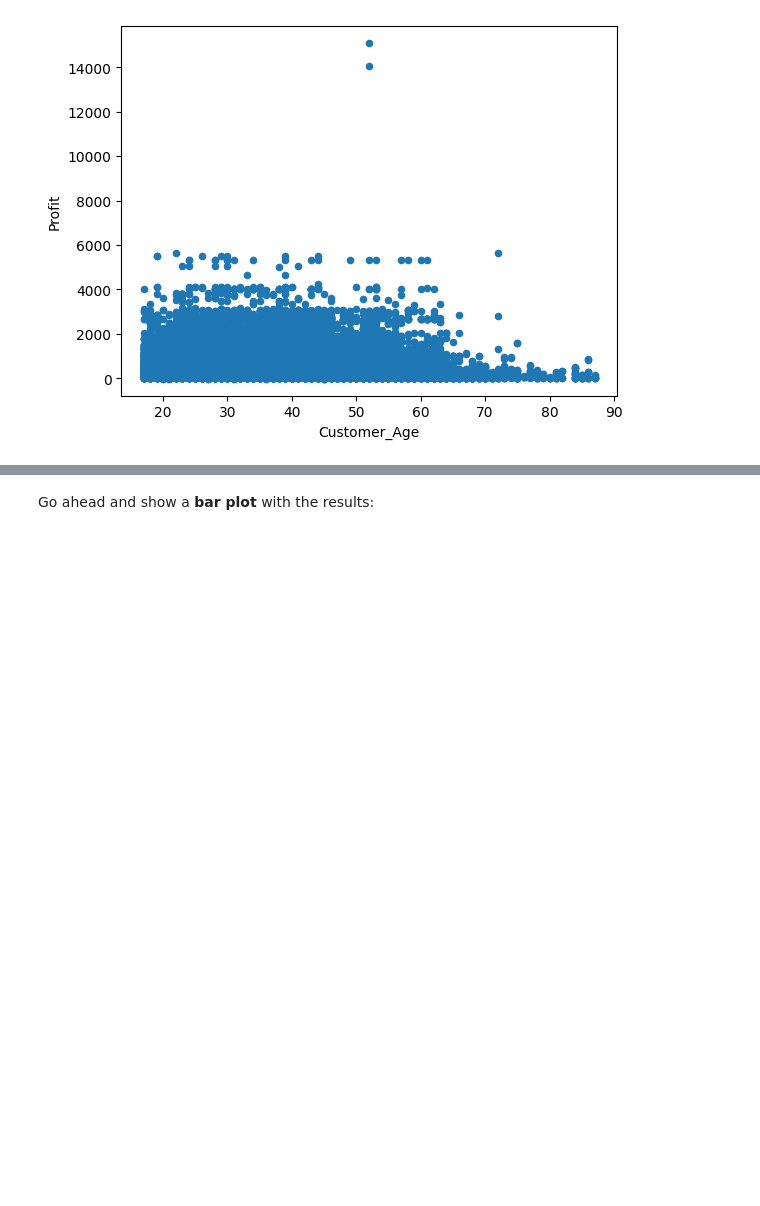
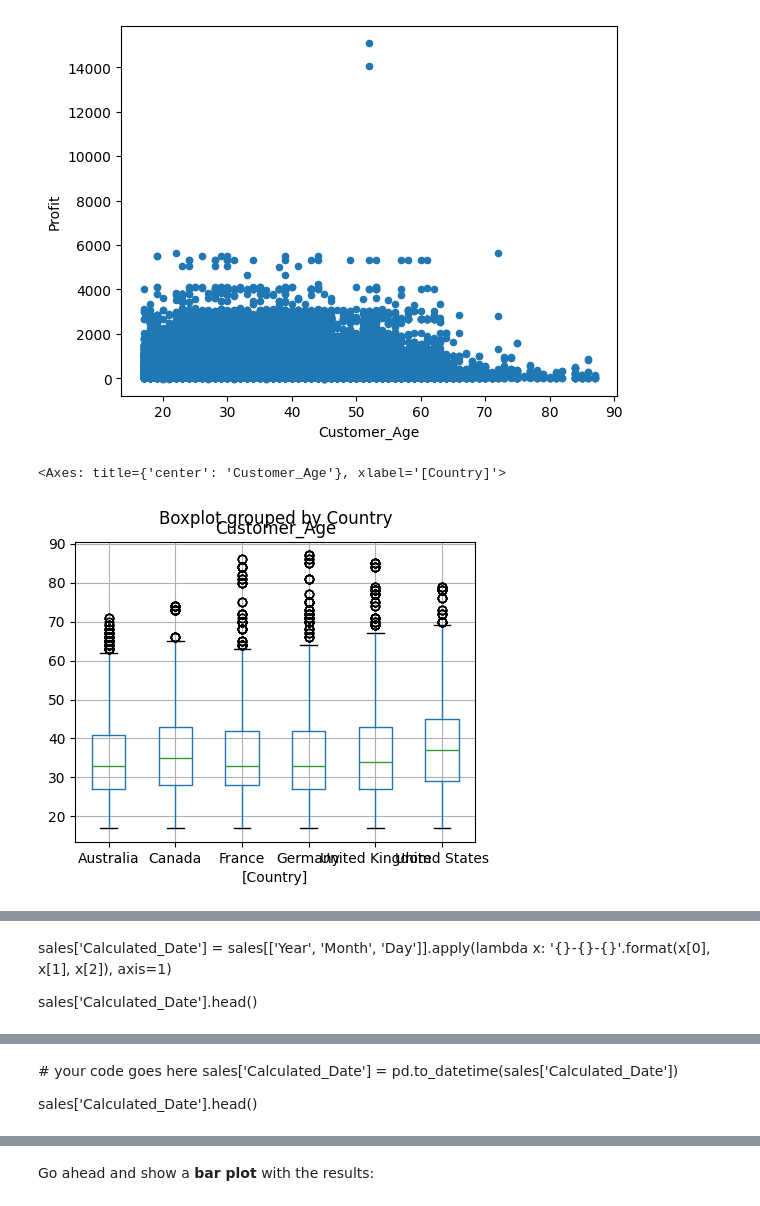
Before and after one commit to Rdorta08/FreeCodeCamp-Pandas-Real-Life-Example, a Jupyter notebook: Exercises_1.ipynb, the cells around one changed output, grey strips where cells are left out. Saved outputs shown, nothing was run; the diff lists cells and outputs as text; code cells hidden in the pictures; blank space fills up the shorter version.

```diff
--- a/Exercises_1.ipynb
+++ b/Exercises_1.ipynb
@@ -294,7 +308,10 @@ sales.plot(kind='scatter', x= 'Customer_Age', y = 'Profit')
 <Axes: xlabel='Customer_Age', ylabel='Profit'>
 [figure]
 # %%
-sales[['Customer_Age', 'Country']].boxplot(by='Country', figsize=(10,6))
+sales[['Customer_Age', 'Country']].boxplot(by='Country', figsize=(5,4))
+# %% [output]
+<Axes: title={'center': 'Customer_Age'}, xlabel='[Country]'>
+[figure, added]
 # %% [markdown]
 ![green-divider](https://user-images.githubusercontent.com/7065401/52071924-c003ad80-2562-11e9-8297-1c6595f8a7ff.png)
 
@@ -308,3 +321,7 @@ sales['Calculated_Date'].head()
+# %% [markdown]
+sales['Calculated_Date'] = sales[['Year', 'Month', 'Day']].apply(lambda x: '{}-{}-{}'.format(x[0], x[1], x[2]), axis=1)
+
+sales['Calculated_Date'].head()
 # %% [markdown]
 ![green-divider](https://user-images.githubusercontent.com/7065401/52071924-c003ad80-2562-11e9-8297-1c6595f8a7ff.png)
 
@@ -318,3 +329,8 @@ sales['Calculated_Date'].head()
+# %% [markdown]
+# your code goes here
+sales['Calculated_Date'] = pd.to_datetime(sales['Calculated_Date'])
+
+sales['Calculated_Date'].head()
 # %% [markdown]
 ![green-divider](https://user-images.githubusercontent.com/7065401/52071924-c003ad80-2562-11e9-8297-1c6595f8a7ff.png)
 
```
Also changed, not shown: parts of 19 cells of this notebook.
